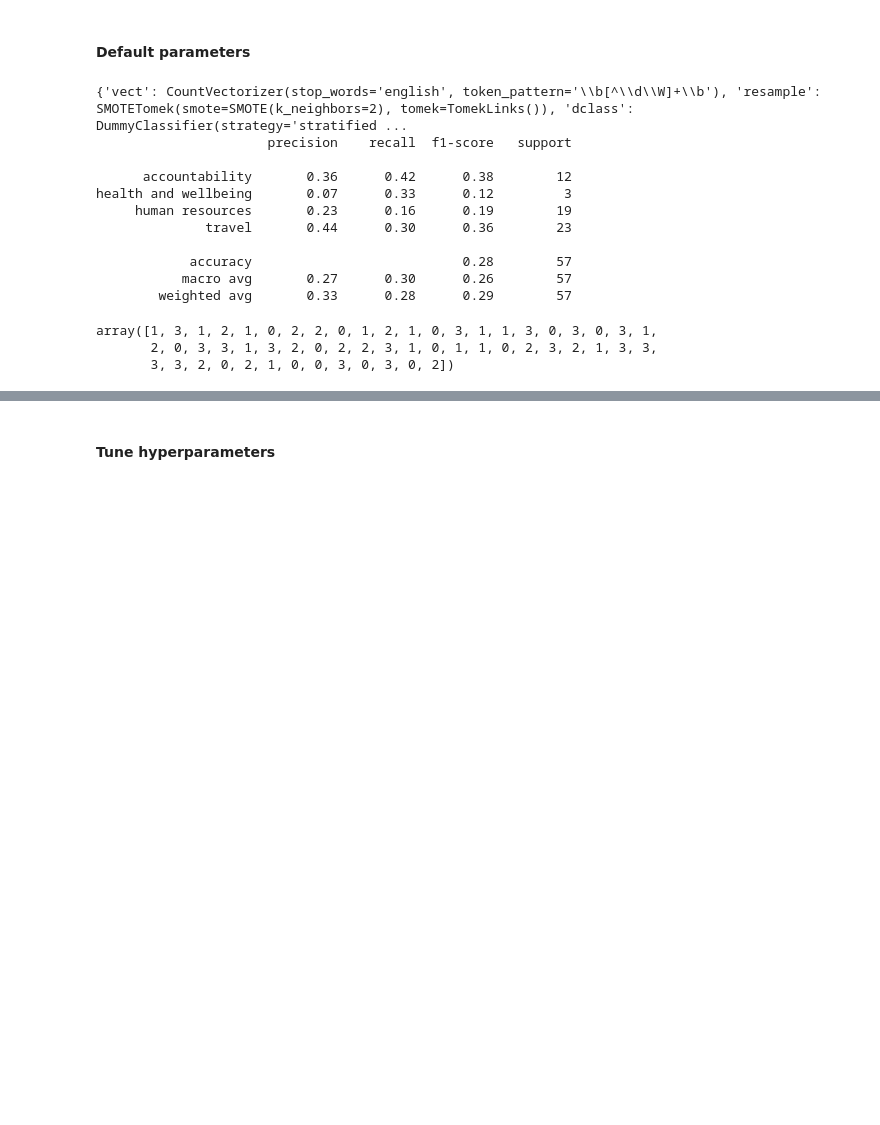
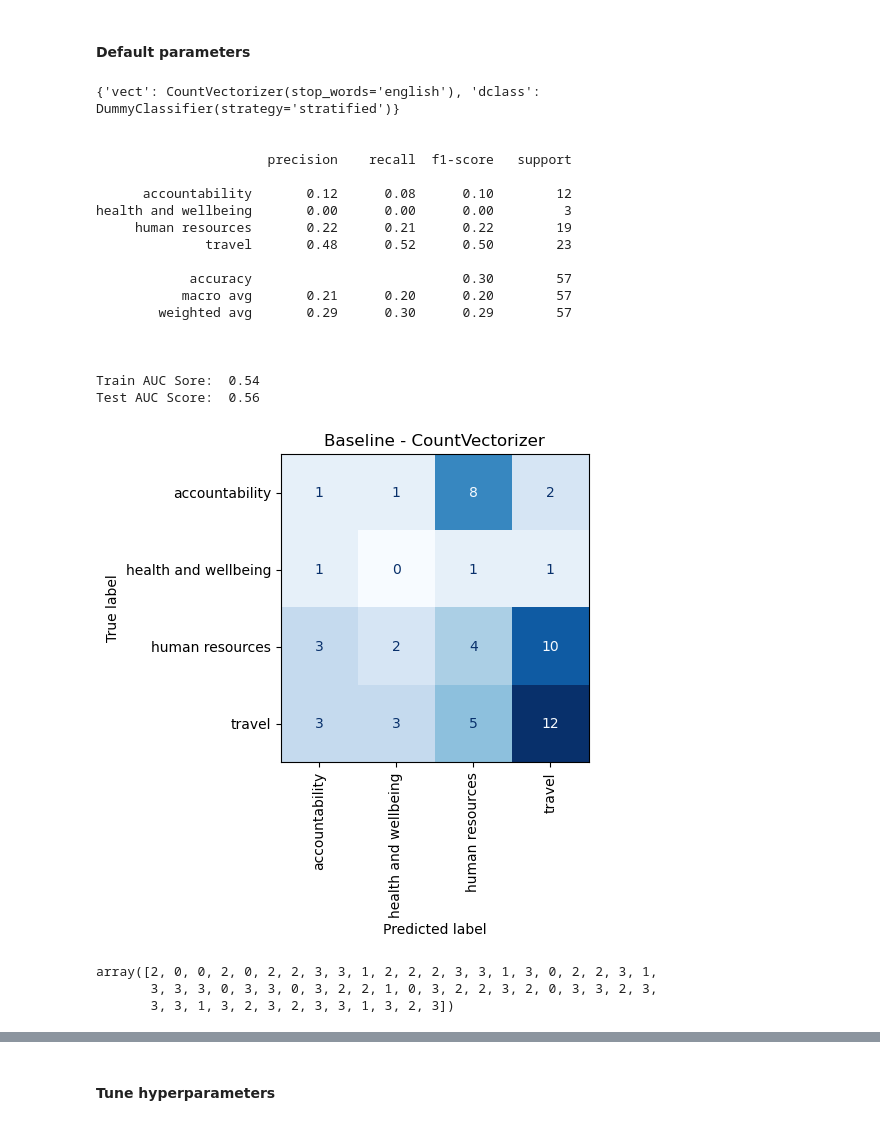
Before and after one commit to cdungca/document-classifier-final, a Jupyter notebook: main.ipynb, the cells around one changed output, grey strips where cells are left out. Drawn from its saved outputs; the diff is of its cells as text; code cells hidden in the pictures; blank space fills up the shorter version.

```diff
--- a/main.ipynb
+++ b/main.ipynb
@@ -238,7 +202,7 @@ Original dataset shape Counter({'travel': 51, 'human resources': 45, 'accountabi
 ### Encode category
 # %%
 Encoder = LabelEncoder()
-y_train = Encoder.fit_transform(y_train)
-y_test = Encoder.fit_transform(y_test)
+y_train_encoded = Encoder.fit_transform(y_train)
+y_test_encoded = Encoder.fit_transform(y_test)
 # %%
 # Check if all classes are represented in the training set
@@ -340,3 +294,39 @@ def show_conf_matrix(y_test, y_pred, labels, title):
     plt.title(title)
     plt.xticks(rotation=90)
     plt.show()
+# %%
+# Function for ROC curve
+def show_roc_curve(pipeline, X_test, y_test, y_train, labels, title):
+    label_binarizer = LabelBinarizer().fit(y_train)
+    y_onehot_test = label_binarizer.transform(y_test)
+    y_score = pipeline.predict_proba(X_test)
+
+    display = RocCurveDisplay.from_predictions(
+        y_onehot_test.ravel(),
+        y_score.ravel(),
+        name="micro-average OvR",
+        color="darkorange",
+        plot_chance_level=True,
+    )
+    _ = display.ax_.set(
+        xlabel="False Positive Rate",
+        ylabel="True Positive Rate",
+        title=title,
+    )
+# %%
+# Function to train and evaluate models
+def train_eval_model(pipeline, X_train, y_train, X_test, y_test, target_names, labels, modelname):
+    pipeline.fit(X_train, y_train)
+    y_train_pred = pipeline.predict(X_train)
+    y_pred = pipeline.predict(X_test)
+    print(pipeline.named_steps)
+    print('\n')
+    print(classification_report(y_test, y_pred, target_names=target_names, labels=labels))
+    print('\n')
+    print('Train AUC Sore: ', "%.2f" % roc_auc_score(y_train, pipeline.predict_proba(X_train), multi_class='ovr', average='micro'))
+    print('Test AUC Score: ', "%.2f" % roc_auc_score(y_test, pipeline.predict_proba(X_test), multi_class='ovr', average='micro'))
+    print('\n')
+    show_conf_matrix(y_test, y_pred, target_names, modelname)
+    print('\n')
+    show_roc_curve(pipeline, X_test, y_test, y_train, target_names, modelname)
+    return y_pred
@@ -346,19 +356,27 @@ def show_conf_matrix(y_test, y_pred, labels, title):
 #### Default parameters
 # %%
 # Baseline
-train_eval_model(cvect_base_pipeline, X_train, y_train, X_test, y_test, target_names, labels)
+train_eval_model(cvect_base_pipeline, X_train, y_train_encoded, X_test, y_test_encoded, target_names, labels, 'Baseline - CountVectorizer')
 # %% [output]
-{'vect': CountVectorizer(stop_words='english', token_pattern='\\b[^\\d\\W]+\\b'), 'resample': SMOTETomek(smote=SMOTE(k_neighbors=2), tomek=TomekLinks()), 'dclass': DummyClassifier(strategy='stratified ...
+{'vect': CountVectorizer(stop_words='english'), 'dclass': DummyClassifier(strategy='stratified')}
+
+
                       precision    recall  f1-score   support
 
-      accountability       0.36      0.42      0.38        12
-health and wellbeing       0.07      0.33      0.12         3
-     human resources       0.23      0.16      0.19        19
-              travel       0.44      0.30      0.36        23
+      accountability       0.12      0.08      0.10        12
+health and wellbeing       0.00      0.00      0.00         3
+     human resources       0.22      0.21      0.22        19
+              travel       0.48      0.52      0.50        23
 
-            accuracy                           0.28        57
-           macro avg       0.27      0.30      0.26        57
-        weighted avg       0.33      0.28      0.29        57
+            accuracy                           0.30        57
+           macro avg       0.21      0.20      0.20        57
+        weighted avg       0.29      0.30      0.29        57
+
+
+
+Train AUC Sore:  0.54
+Test AUC Score:  0.56
+[figure, added]
-array([1, 3, 1, 2, 1, 0, 2, 2, 0, 1, 2, 1, 0, 3, 1, 1, 3, 0, 3, 0, 3, 1,
-       2, 0, 3, 3, 1, 3, 2, 0, 2, 2, 3, 1, 0, 1, 1, 0, 2, 3, 2, 1, 3, 3,
-       3, 3, 2, 0, 2, 1, 0, 0, 3, 0, 3, 0, 2])
+array([2, 0, 0, 2, 0, 2, 2, 3, 3, 1, 2, 2, 2, 3, 3, 1, 3, 0, 2, 2, 3, 1,
+       3, 3, 3, 0, 3, 3, 0, 3, 2, 2, 1, 0, 3, 2, 2, 3, 2, 0, 3, 3, 2, 3,
+       3, 3, 1, 3, 2, 3, 2, 3, 3, 1, 3, 2, 3])
```
Also changed, not shown: parts of 53 cells of this notebook, 9 other files.
